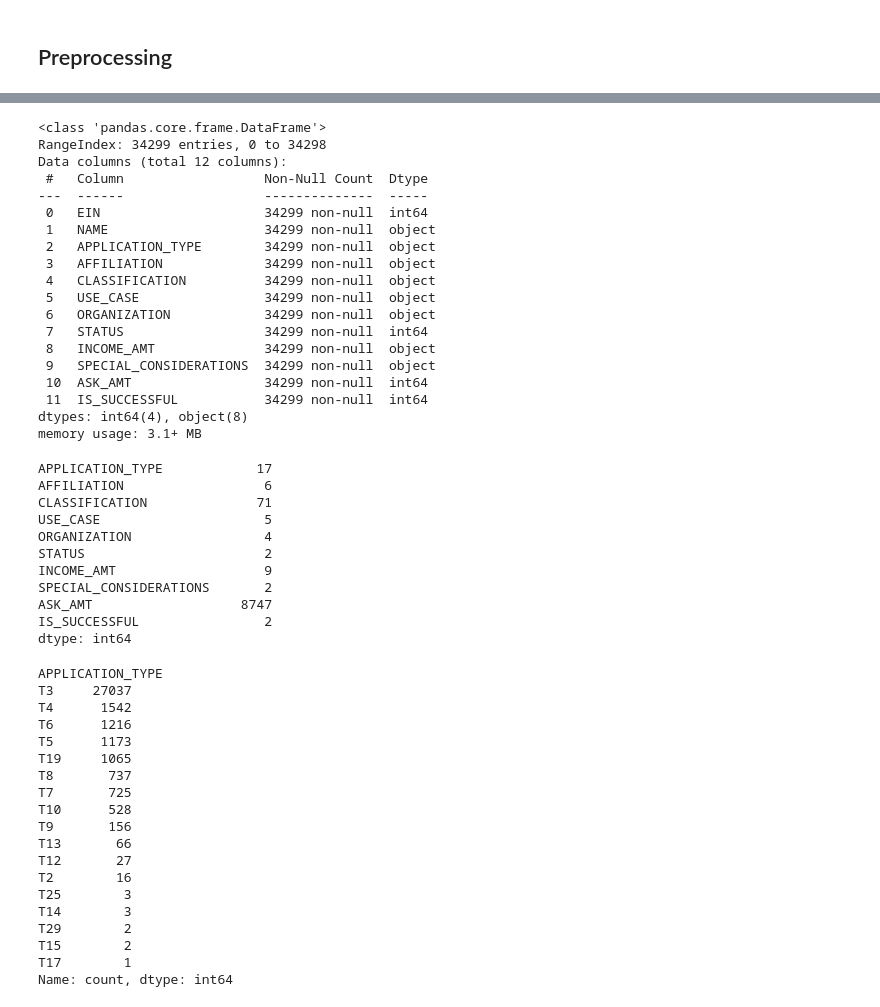
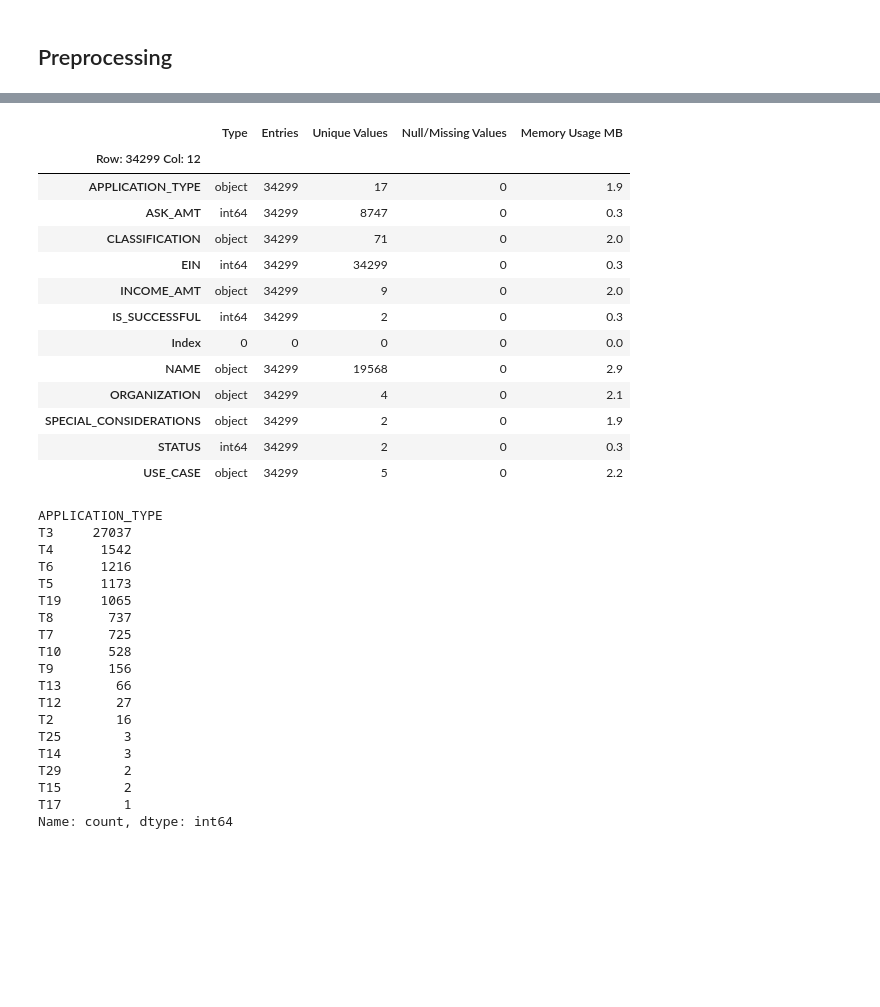
Before and after one commit to JNorthData/Deep_Learning_for_Analyzing_Loan_Applications, a Jupyter notebook: Starter_Code.ipynb, the cells around one changed output, grey strips where cells are left out. Cells and saved outputs as stored; diff of their text form; code cells hidden in the pictures; blank space fills up the shorter version.

```diff
--- a/Starter_Code.ipynb
+++ b/Starter_Code.ipynb
@@ -18,46 +23,51 @@ application_df.head()
 | 2 | 10547893 | ST CLOUD PROFESSIONAL FIREFIGHTERS | T5 | CompanySponsored | C3000 | ProductDev | Association | 1 | ... |
 | 3 | 10553066 | SOUTHSIDE ATHLETIC ASSOCIATION | T3 | CompanySponsored | C2000 | Preservation | Trust | 1 | ... |
 | 4 | 10556103 | GENETIC RESEARCH INSTITUTE OF THE... | T3 | Independent | C1000 | Heathcare | Trust | 1 | ... |
-# %%
-application_df.info()
-# %% [output]
-<class 'pandas.core.frame.DataFrame'>
-RangeIndex: 34299 entries, 0 to 34298
-Data columns (total 12 columns):
- #   Column                  Non-Null Count  Dtype
----  ------                  --------------  -----
- 0   EIN                     34299 non-null  int64
- 1   NAME                    34299 non-null  object
- 2   APPLICATION_TYPE        34299 non-null  object
- 3   AFFILIATION             34299 non-null  object
- 4   CLASSIFICATION          34299 non-null  object
- 5   USE_CASE                34299 non-null  object
- 6   ORGANIZATION            34299 non-null  object
- 7   STATUS                  34299 non-null  int64
- 8   INCOME_AMT              34299 non-null  object
- 9   SPECIAL_CONSIDERATIONS  34299 non-null  object
- 10  ASK_AMT                 34299 non-null  int64
- 11  IS_SUCCESSFUL           34299 non-null  int64
-dtypes: int64(4), object(8)
-memory usage: 3.1+ MB
+# %%
+def examine(df):
+
+    inf = df.dtypes
+    ct = df.count()
+    unique_values = df.nunique()
+    missing_values = df.isnull().sum()
+    mem = df.memory_usage(deep=True)
+    formatted_mem = (mem / (1024 * 1024)).apply(lambda x: "{:,.1f}".format(x))
+
+    summary_df = pd.DataFrame({
+        'Type': inf,
+        'Entries': ct,
+        'Unique Values': unique_values,
+        'Null/Missing Values': missing_values,
+        'Memory Usage MB': formatted_mem
+    }).fillna('0')
+
+    summary_df[['Unique Values', 'Null/Missing Values', 'Entries']] = summary_df[['Unique Values', 'Null/Missing Values', 'Entries']].astype(int)
+
+    summary_df.index.name = f'Row: {df.shape[0]} Col: {df.shape[1]}'
+
+    summary_df = summary_df.iloc[1:]
+
+    return summary_df
+
+examine(application_df)
+# %% [output]
+|  | Type | Entries | Unique Values | Null/Missing Values | Memory Usage MB |
+| Row: 34299 Col: 12 |  |  |  |  |  |
+| APPLICATION_TYPE | object | 34299 | 17 | 0 | 1.9 |
+| ASK_AMT | int64 | 34299 | 8747 | 0 | 0.3 |
+| CLASSIFICATION | object | 34299 | 71 | 0 | 2.0 |
+| EIN | int64 | 34299 | 34299 | 0 | 0.3 |
+| INCOME_AMT | object | 34299 | 9 | 0 | 2.0 |
+| IS_SUCCESSFUL | int64 | 34299 | 2 | 0 | 0.3 |
+| Index | 0 | 0 | 0 | 0 | 0.0 |
+| NAME | object | 34299 | 19568 | 0 | 2.9 |
+| ORGANIZATION | object | 34299 | 4 | 0 | 2.1 |
+| SPECIAL_CONSIDERATIONS | object | 34299 | 2 | 0 | 1.9 |
+| STATUS | int64 | 34299 | 2 | 0 | 0.3 |
+| USE_CASE | object | 34299 | 5 | 0 | 2.2 |
 # %%
 # Drop the non-beneficial ID columns, 'EIN' and 'NAME'.
 application_df = application_df.drop(columns=['EIN', 'NAME'], axis=1)
-# %%
-# Determine the number of unique values in each column.
-application_df.nunique()
-# %% [output]
-APPLICATION_TYPE            17
-AFFILIATION                  6
-CLASSIFICATION              71
-USE_CASE                     5
-ORGANIZATION                 4
-STATUS                       2
-INCOME_AMT                   9
-SPECIAL_CONSIDERATIONS       2
-ASK_AMT                   8747
-IS_SUCCESSFUL                2
-dtype: int64
 # %%
 # Look at APPLICATION_TYPE value counts for binning
 application_df['APPLICATION_TYPE'].value_counts()
```
Also changed, not shown: parts of 28 cells of this notebook, 7 other files.
